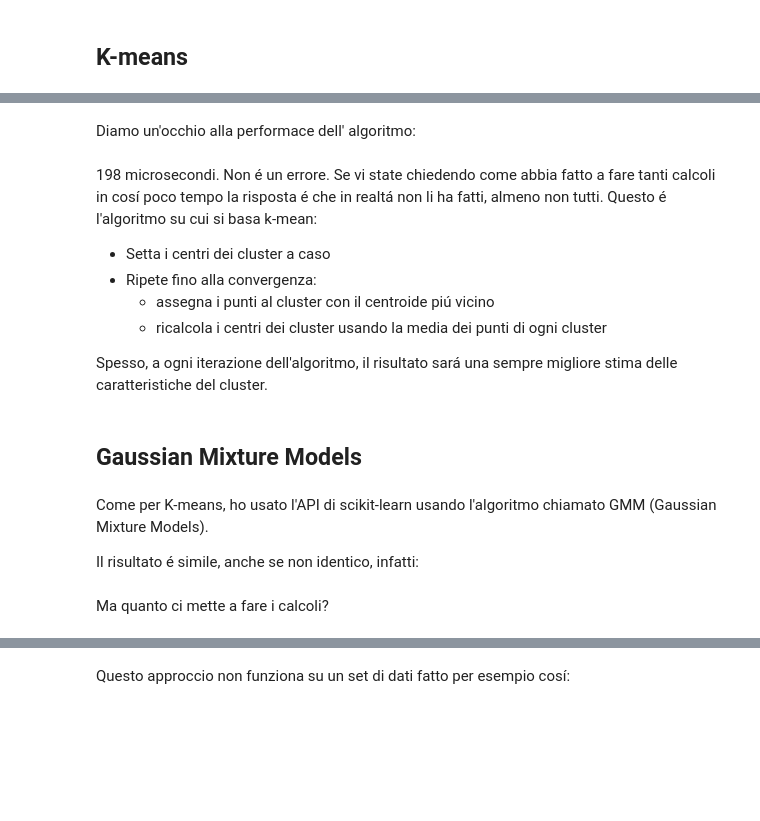
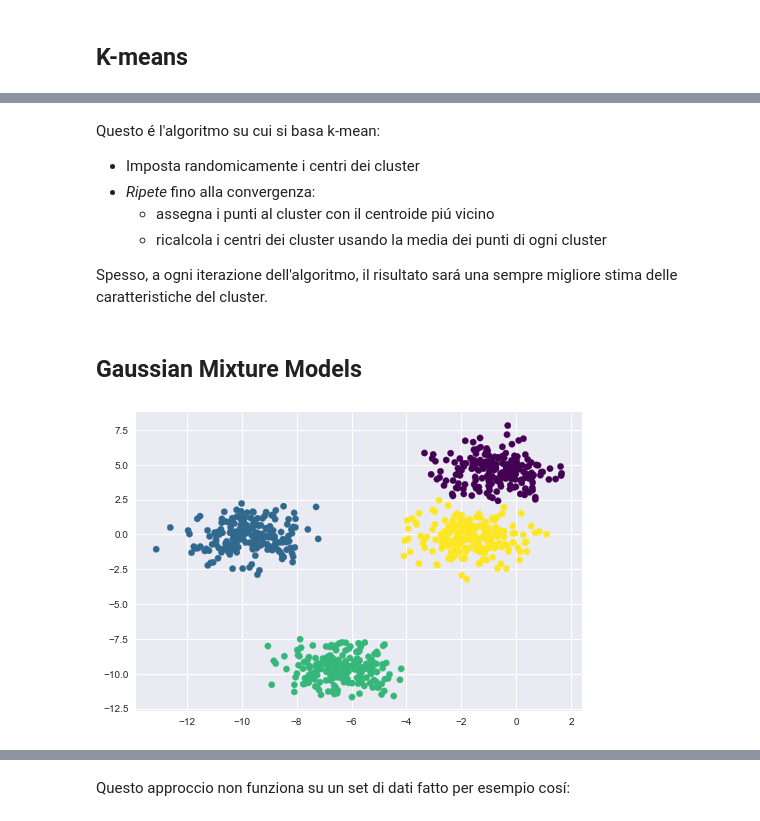
Before and after one commit to alessandrocucci/kmean_vs_gmm, a Jupyter notebook: Kmean_vs_GMM.ipynb, the cells around one changed output, grey strips where cells are left out. Cells and saved outputs as stored; diff of their text form; code cells hidden in the pictures; blank space fills up the shorter version.

```diff
--- a/Kmean_vs_GMM.ipynb
+++ b/Kmean_vs_GMM.ipynb
@@ -47,2 +53,0 @@ plt.scatter(centers[:, 0], centers[:, 1], c='black', s=40, alpha=0.5);
-# %% [markdown]
-Diamo un'occhio alla performace dell' algoritmo:
@@ -51,8 +54,8 @@ Diamo un'occhio alla performace dell' algoritmo:
 # %% [markdown]
-198 microsecondi. Non é un errore. Se vi state chiedendo come abbia fatto a fare tanti calcoli in cosí poco tempo la risposta é che in realtá non li ha fatti, almeno non tutti. Questo é l'algoritmo su cui si basa k-mean:
+Questo é l'algoritmo su cui si basa k-mean:
 
-- Setta i centri dei cluster a caso
-- Ripete fino alla convergenza:
+- Imposta randomicamente i centri dei cluster
+- _Ripete_ fino alla convergenza:
     - assegna i punti al cluster con il centroide piú vicino
     - ricalcola i centri dei cluster usando la media dei punti di ogni cluster
 
@@ -60,11 +63,9 @@ Spesso, a ogni iterazione dell'algoritmo, il risultato sará una sempre migliore
 # %% [markdown]
 ## Gaussian Mixture Models
 # %%
-from sklearn.mixture import GMM
-gmm = GMM(n_components=4).fit(X)
+from sklearn.mixture import GaussianMixture
+gmm = GaussianMixture(n_components=4).fit(X)
 labels = gmm.predict(X)
 plt.scatter(X[:, 0], X[:, 1], c=labels, s=40, cmap='viridis');
+# %% [output]
+[figure, added]
-# %% [markdown]
-Come per K-means, ho usato l'API di scikit-learn usando l'algoritmo chiamato GMM (Gaussian Mixture Models).
-
-Il risultato é simile, anche se non identico, infatti:
@@ -74,2 +71,0 @@ print("Quanti sono quelli diversi (su 800)? {}".format(len([x for x, y in zip(la
-# %% [markdown]
-Ma quanto ci mette a fare i calcoli?
```
Also changed, not shown: parts of 29 cells of this notebook, 1 other file.
